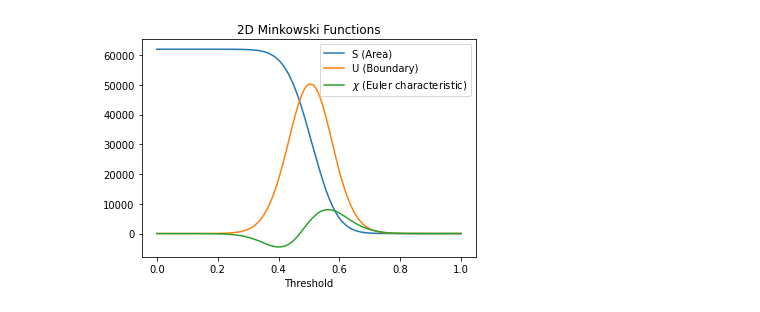
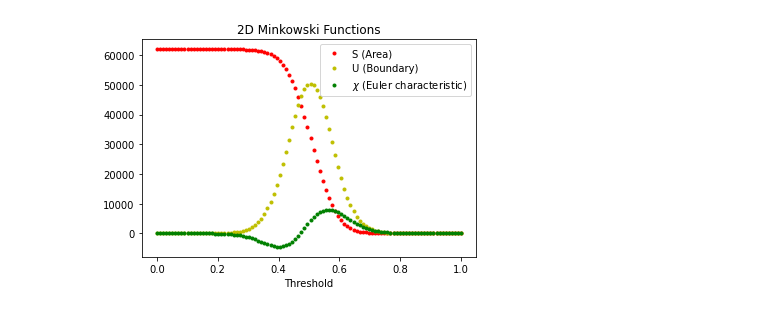
Before and after one commit to razdenand/Try_to_learn_Python, a Jupyter notebook: Minkovsky2D/course.ipynb, the cells around one changed output. Drawn from its saved outputs; the diff is of its cells as text; code cells hidden in the pictures.

```diff
--- a/Minkovsky2D/course.ipynb
+++ b/Minkovsky2D/course.ipynb
@@ -39,11 +39,11 @@ plt.show()
 # %%
 plt.figure(1)
 plt.clf()
 x = np.linspace(0.0, 1.0, 100)
-plt.plot(x, F, x, U, x, Chi)
+plt.plot(x, F, ".r", x, U, ".y", x, Chi, ".g")
 plt.title("2D Minkowski Functions")
 plt.legend(["S (Area)", "U (Boundary)", "$\chi$ (Euler characteristic)"])
 plt.xlabel("Threshold")
 plt.show()
 # %% [output]
-[figure, old version]
+[figure, new version]
```
Also changed, not shown: parts of 1 cell of this notebook.
